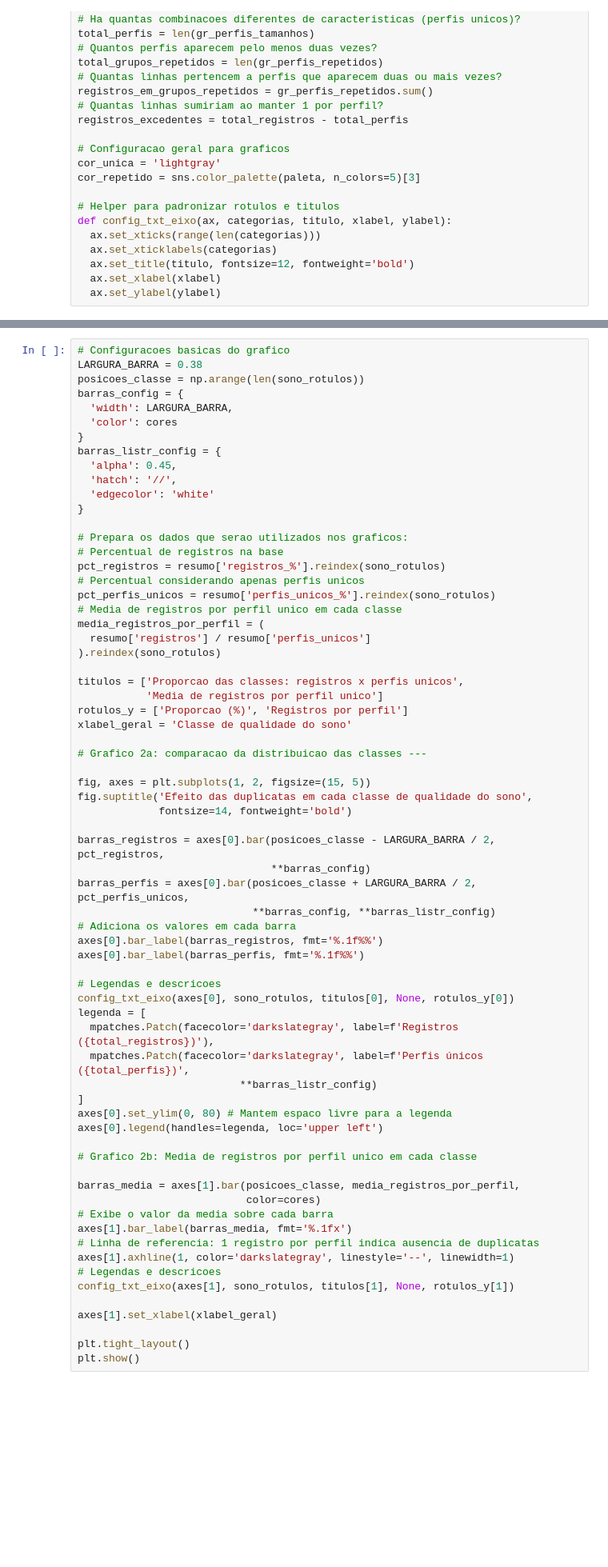
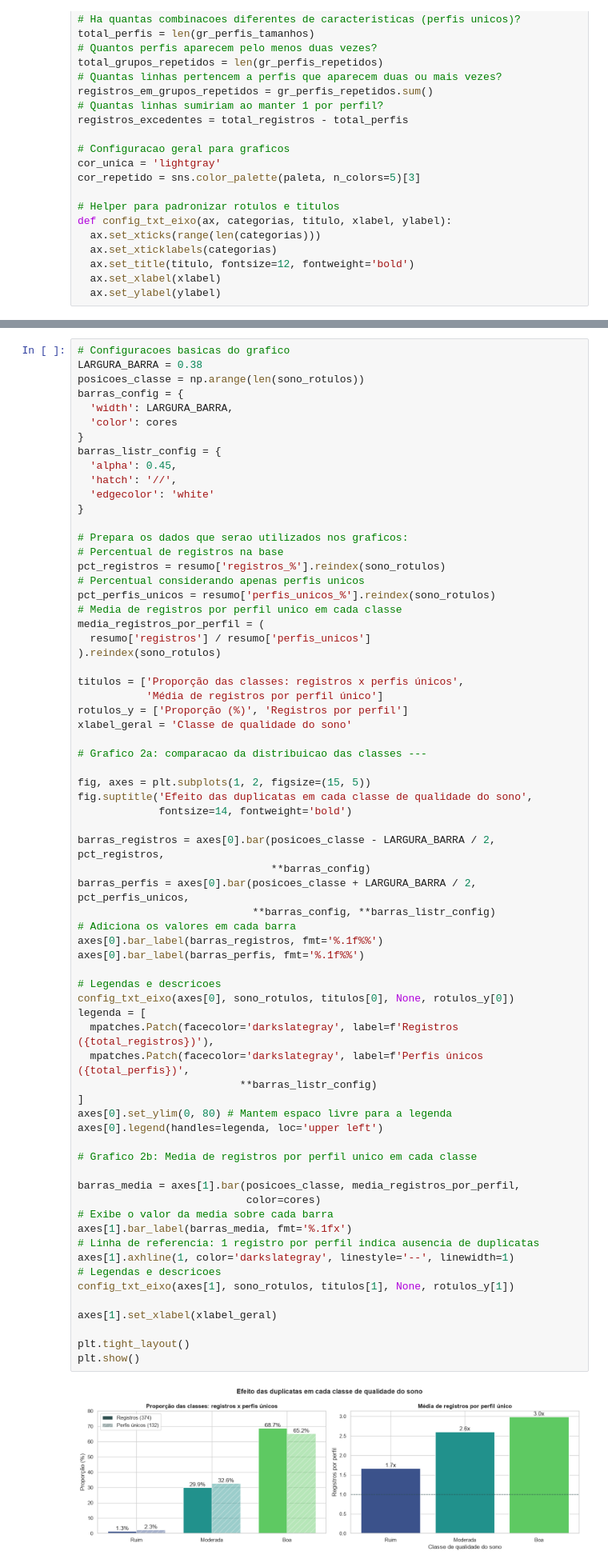
Before and after one commit to Squad-Nina-da-Hora/wmc-projeto-final-lifestyle, a Jupyter notebook: analise.ipynb, the cells around one changed output, grey strips where cells are left out. Shown at 80% size. Cells and saved outputs as stored; diff of their text form; blank space fills up the shorter version.

```diff
--- a/analise.ipynb
+++ b/analise.ipynb
@@ -1055,9 +1084,9 @@ media_registros_por_perfil = (
   resumo['registros'] / resumo['perfis_unicos']
 ).reindex(sono_rotulos)
 
-titulos = ['Proporcao das classes: registros x perfis unicos',
-           'Media de registros por perfil unico']
-rotulos_y = ['Proporcao (%)', 'Registros por perfil']
+titulos = ['Proporção das classes: registros x perfis únicos',
+           'Média de registros por perfil único']
+rotulos_y = ['Proporção (%)', 'Registros por perfil']
 xlabel_geral = 'Classe de qualidade do sono'
 
 # Grafico 2a: comparacao da distribuicao das classes ---
@@ -1072,33 +1101,35 @@ barras_perfis = axes[0].bar(posicoes_classe + LARGURA_BARRA / 2, pct_perfis_unic
                             **barras_config, **barras_listr_config)
 # Adiciona os valores em cada barra
 axes[0].bar_label(barras_registros, fmt='%.1f%%')
 axes[0].bar_label(barras_perfis, fmt='%.1f%%')
 
 # Legendas e descricoes
 config_txt_eixo(axes[0], sono_rotulos, titulos[0], None, rotulos_y[0])
 legenda = [
   mpatches.Patch(facecolor='darkslategray', label=f'Registros ({total_registros})'),
   mpatches.Patch(facecolor='darkslategray', label=f'Perfis únicos ({total_perfis})',
                           **barras_listr_config)
 ]
 axes[0].set_ylim(0, 80) # Mantem espaco livre para a legenda
 axes[0].legend(handles=legenda, loc='upper left')
 
 # Grafico 2b: Media de registros por perfil unico em cada classe
 
 barras_media = axes[1].bar(posicoes_classe, media_registros_por_perfil,
                            color=cores)
 # Exibe o valor da media sobre cada barra
 axes[1].bar_label(barras_media, fmt='%.1fx')
 # Linha de referencia: 1 registro por perfil indica ausencia de duplicatas
 axes[1].axhline(1, color='darkslategray', linestyle='--', linewidth=1)
 # Legendas e descricoes
 config_txt_eixo(axes[1], sono_rotulos, titulos[1], None, rotulos_y[1])
 
 axes[1].set_xlabel(xlabel_geral)
 
 plt.tight_layout()
 plt.show()
+# %% [output]
+[figure, added]
 # %%
 titulo('4. Conflito: mesmas características mas notas diferentes?')
 print('Verifica se há perfis com avaliacao de sono inconsistente')
```
Also changed, not shown: parts of 3 cells of this notebook.
